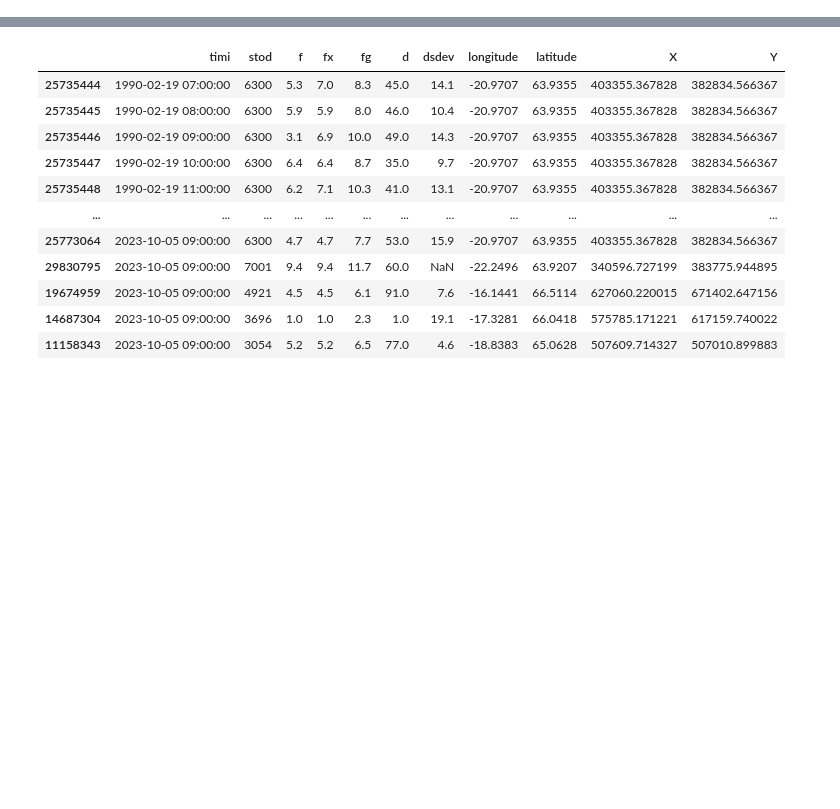
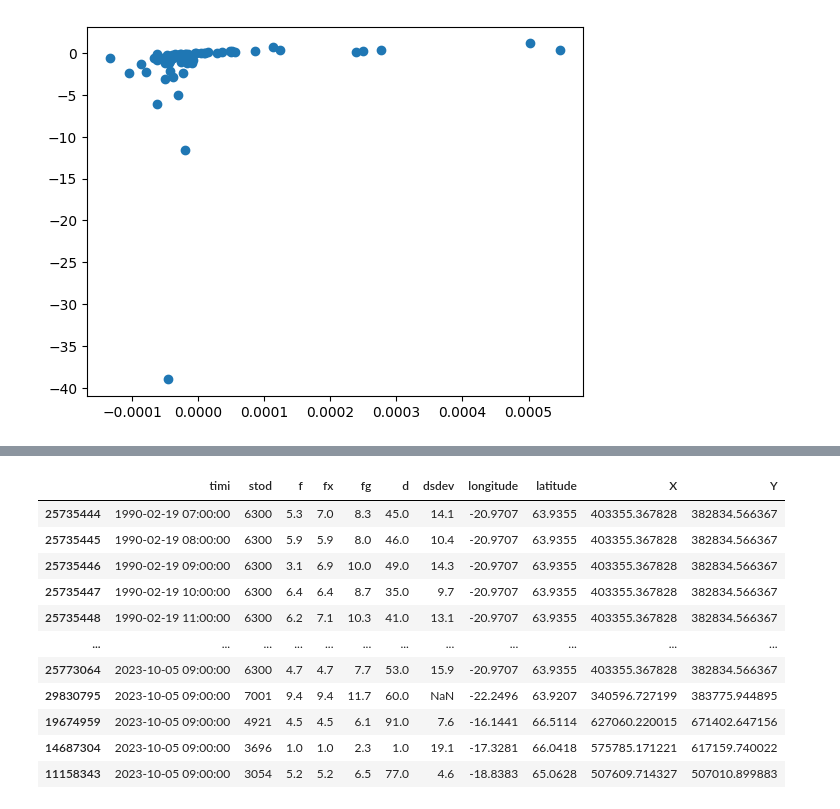
Before and after one commit to BrynjarGeir/lokaverkefni_vel, a Jupyter notebook: code/process_data/findNails.ipynb, the cells around one changed output, grey strips where cells are left out. Cells and saved outputs as stored; diff of their text form; code cells hidden in the pictures; blank space fills up the shorter version.

```diff
--- a/code/process_data/findNails.ipynb
+++ b/code/process_data/findNails.ipynb
@@ -15,0 +102,8 @@ df_vedur_klst.shape
+# %%
+from matplotlib import pyplot as plt
+
+plt.scatter(df_10min.N_01[:60], df_10min.Ri_01[:60])
+
+plt.show()
+# %% [output]
+[figure, added]
```
Also changed, not shown: parts of 32 cells of this notebook, 2 other files.
